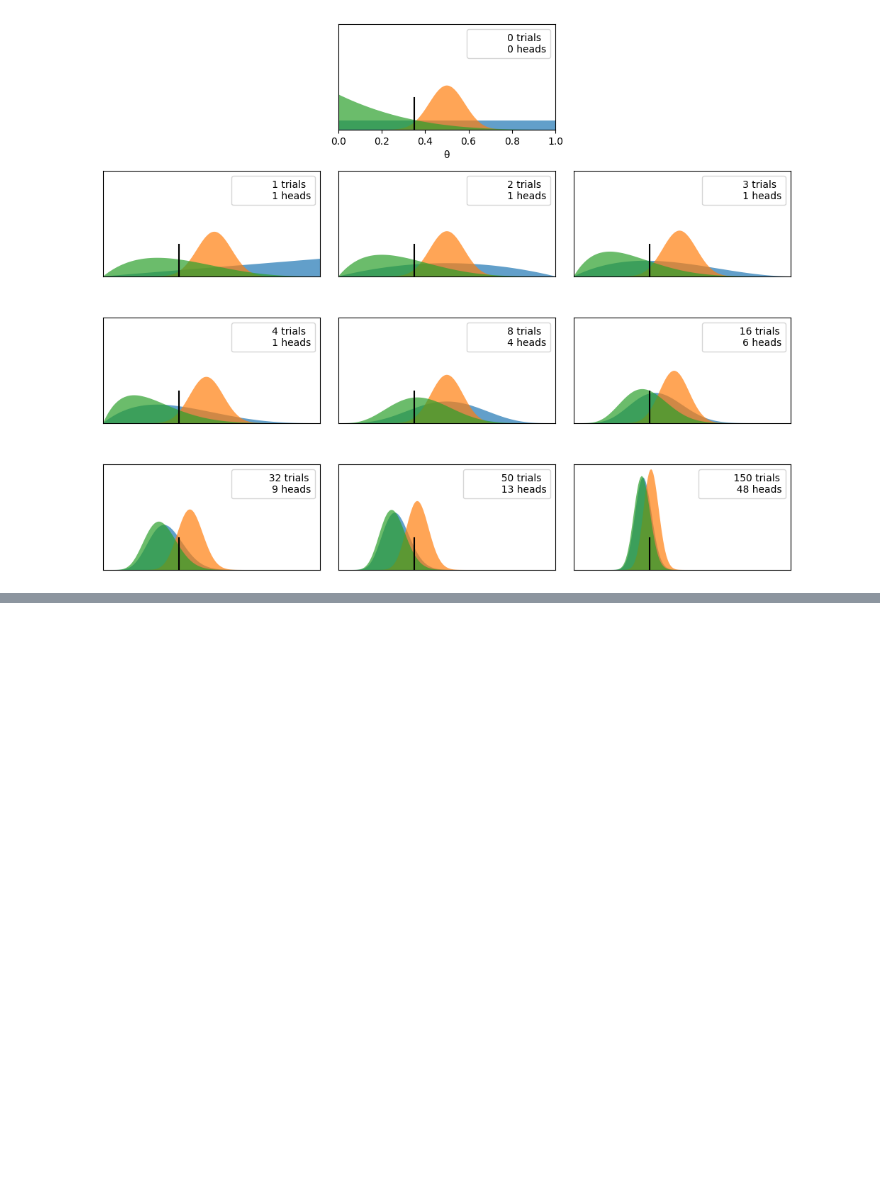
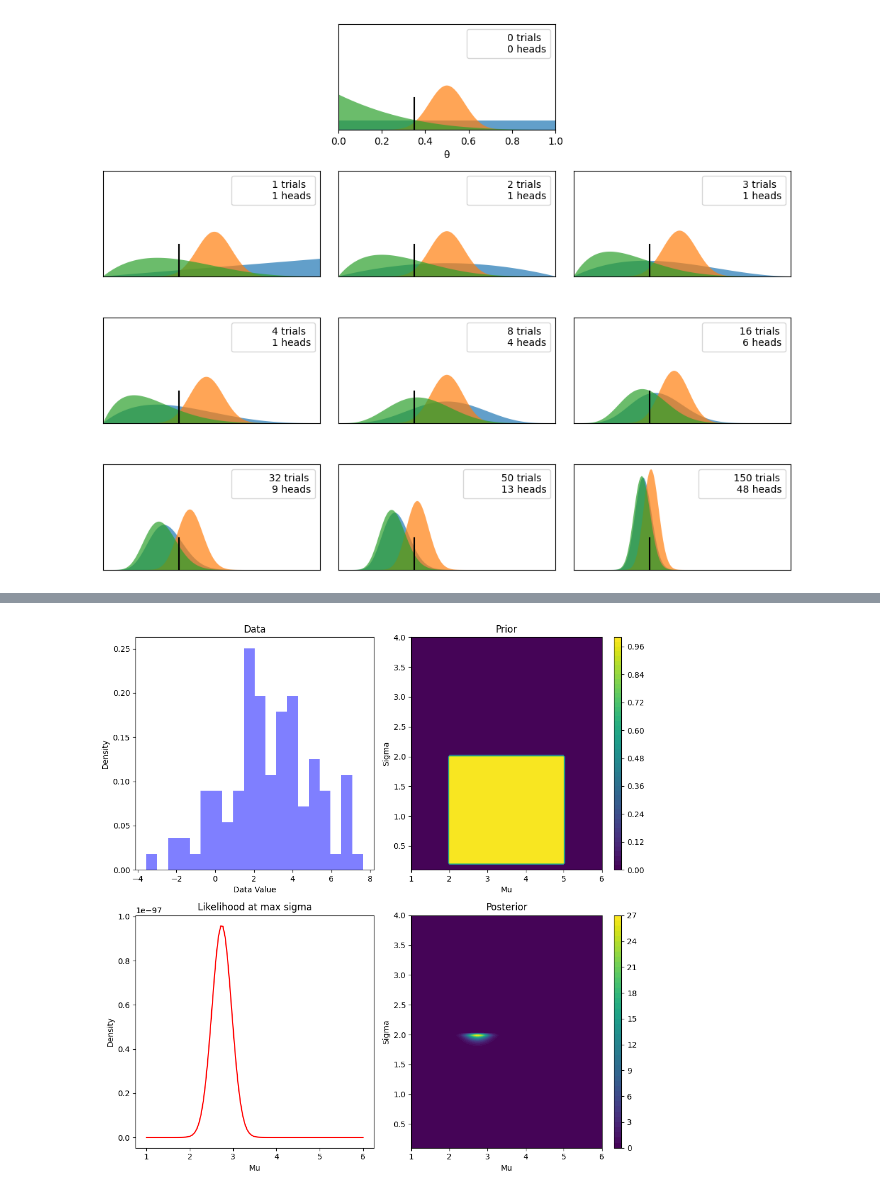
Before and after one commit to SergeiVKalinin/MSE_Fall2023, a Jupyter notebook: Module 6/17_Bayesian_Coin.ipynb, the cells around one changed output, grey strips where cells are left out. Saved outputs shown, nothing was run; the diff lists cells and outputs as text; code cells hidden in the pictures; blank space fills up the shorter version.

Commit message:
Bayesian coin and priors

```diff
--- a/Module 6/17_Bayesian_Coin.ipynb
+++ b/Module 6/17_Bayesian_Coin.ipynb
@@ -132,0 +150,64 @@ plt.tight_layout()
+# %%
+import numpy as np
+import matplotlib.pyplot as plt
+
+# Generate some data
+np.random.seed(42)
+data = np.random.normal(3, 2.5, 100)
+
+# Create a grid of mu and sigma values
+mu_vals = np.linspace(1, 6, 100)
+sigma_vals = np.linspace(0.1, 4, 100)
+
+mu_grid, sigma_grid = np.meshgrid(mu_vals, sigma_vals)
+
+# Prior for mu is uniform between 2 and 3
+prior_mu = np.where((mu_grid > 2) & (mu_grid < 5), 1, 0)
+# Prior for sigma is non-negative (for simplicity, uniform between 0.1 and 2)
+prior_sigma = np.where((sigma_grid > 0.2) & (sigma_grid < 2), 1, 0) # 1  # This is a constant because we are assuming a uniform prior for sigma over its range
+prior = prior_mu * prior_sigma
+
+# Likelihood for both mu and sigma
+likelihood = np.array([[np.prod(1 / (np.sqrt(2 * np.pi) * sigma) * np.exp(-(data - mu)**2 / (2 * sigma**2)))
+                       for mu in mu_vals] for sigma in sigma_vals])
+
+# Evidence
+evidence = np.trapz(np.trapz(likelihood * prior, mu_vals, axis=1), sigma_vals)
+
+# Posterior
+posterior = likelihood * prior / evidence
+
+# Visualization
+fig, axes = plt.subplots(2, 2, figsize=(10, 10))
+
+# Data
+axes[0, 0].hist(data, bins=20, density=True, alpha=0.5, color='blue', label='Data')
+axes[0, 0].set_title('Data')
+axes[0, 0].set_xlabel('Data Value')
+axes[0, 0].set_ylabel('Density')
+
+# Prior
+contour = axes[0, 1].contourf(mu_grid, sigma_grid, prior, levels=50)
+axes[0, 1].set_title('Prior')
+axes[0, 1].set_xlabel('Mu')
+axes[0, 1].set_ylabel('Sigma')
+fig.colorbar(contour, ax=axes[0, 1], aspect=30)
+
+# Likelihood (just showing maximum likelihood value for simplicity)
+max_likelihood_idx = np.unravel_index(np.argmax(likelihood), likelihood.shape)
+axes[1, 0].plot(mu_vals, likelihood[max_likelihood_idx[0]], 'r-')
+axes[1, 0].set_title('Likelihood at max sigma')
+axes[1, 0].set_xlabel('Mu')
+axes[1, 0].set_ylabel('Density')
+
+# Posterior
+contour = axes[1, 1].contourf(mu_grid, sigma_grid, posterior, levels=50)
+axes[1, 1].set_title('Posterior')
+axes[1, 1].set_xlabel('Mu')
+axes[1, 1].set_ylabel('Sigma')
+fig.colorbar(contour, ax=axes[1, 1], aspect=30)
+
+plt.tight_layout()
+plt.show()
+# %% [output]
+[figure, added]
```
Also changed, not shown: parts of 17 cells of this notebook.
